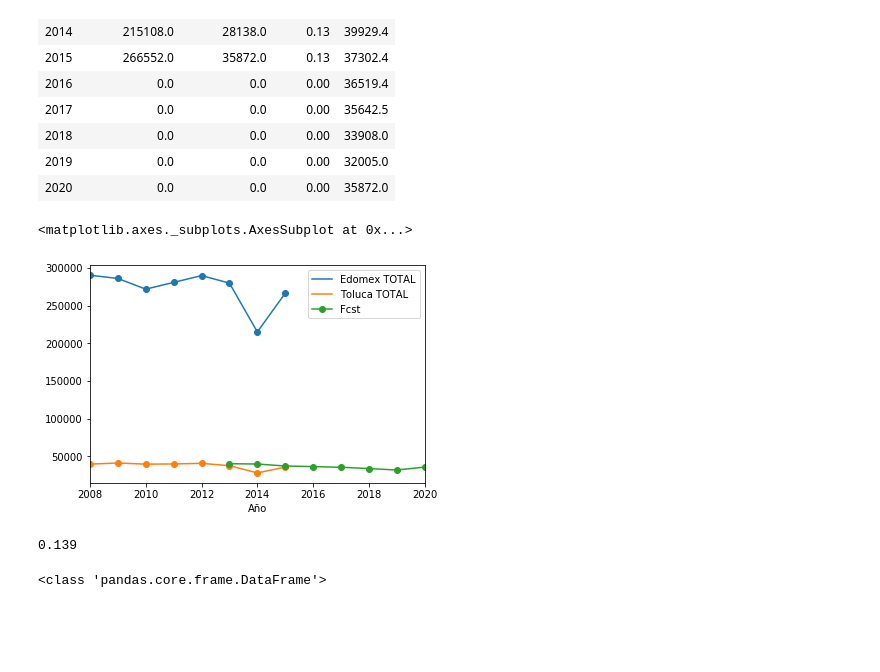
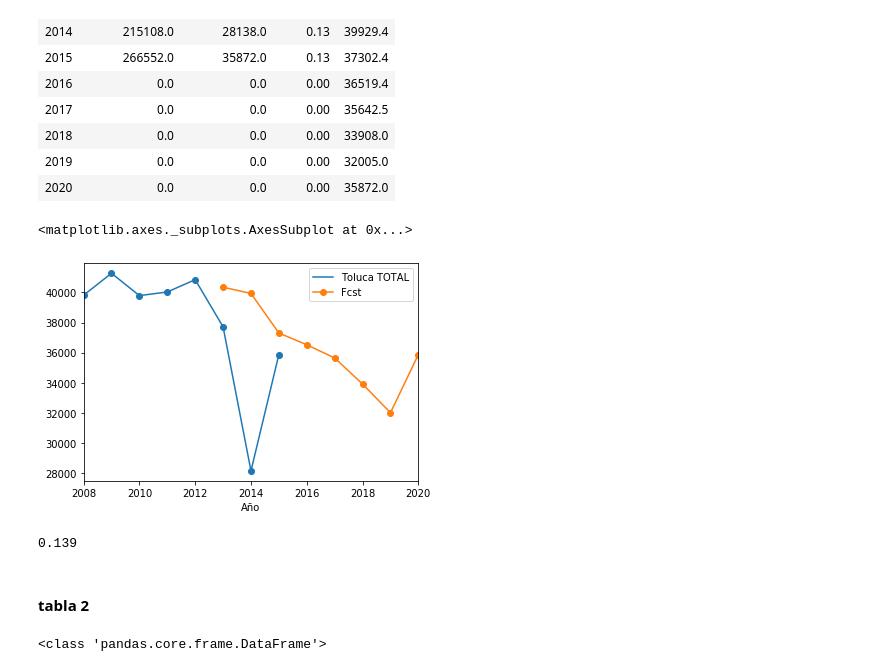
Before and after one commit to datachamps/OPI, a Jupyter notebook: Tarea_OPI_Analytics.ipynb, the cells around one changed output. Drawn from its saved outputs; the diff is of its cells as text; code cells hidden in the pictures; blank space fills up the shorter version.

```diff
--- a/Tarea_OPI_Analytics.ipynb
+++ b/Tarea_OPI_Analytics.ipynb
@@ -31,16 +33,18 @@ Index(['Edomex TOTAL', 'Toluca TOTAL', '%Toluca', 'Fcst'], dtype='object')
 | 2019 | 0.0 | 0.0 | 0.00 | 32005.0 |
 | 2020 | 0.0 | 0.0 | 0.00 | 35872.0 |
 # %%
-data1['Edomex TOTAL'].iloc[:8].plot(legend=True,marker='o')
-data1['Toluca TOTAL'].iloc[:8].plot(legend=True,marker='o')
+#data1['Edomex TOTAL'].iloc[:8].plot(legend=True,marker='o')
+data1['Toluca TOTAL'].head(8).plot(legend=True,marker='o')
 data1['Fcst'].tail(8).plot(legend=True,marker='o')
 # %% [output]
 <matplotlib.axes._subplots.AxesSubplot at 0x...>
-[figure, old version]
+[figure, new version]
 # %%
 round(data1['%Toluca'].head(8).mean(),3)
 # %% [output]
 0.139
+# %% [markdown]
+#### tabla 2
 # %%
 PATH2 = "D:/0_DATALAB/OPI/Ejercicio_A(Bebes)/toluca2.csv"
 data2 = round(pd.read_csv(PATH2),0).set_index('año').fillna(0)# csv
```
Also changed, not shown: parts of 14 cells of this notebook.
